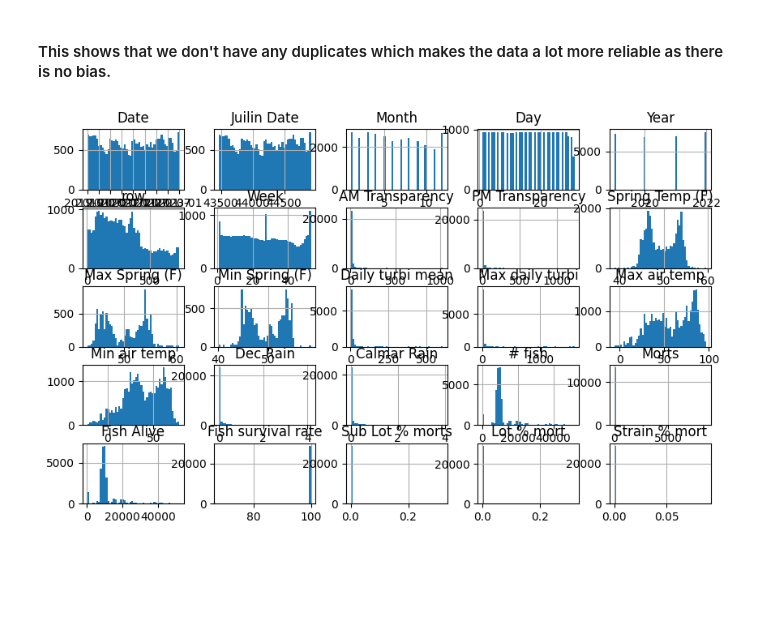
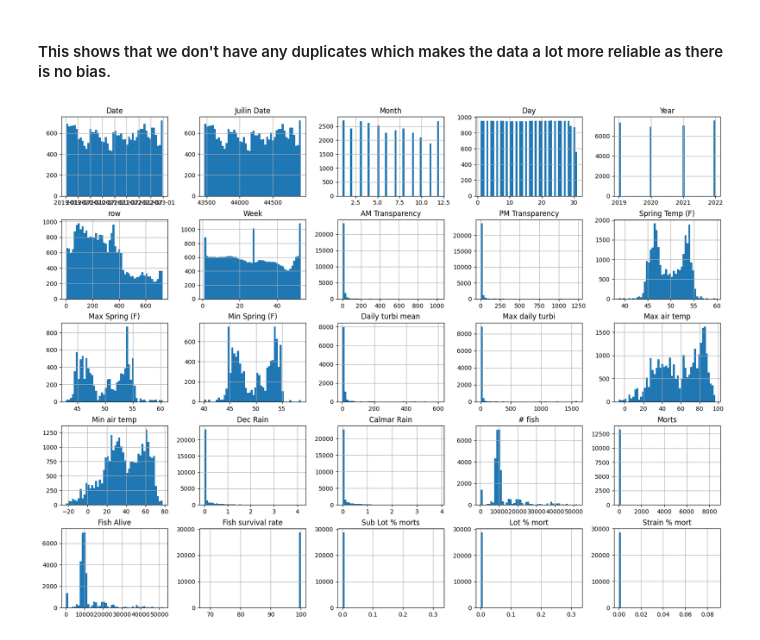
Before and after one commit to warrmu01/Pi515-AI, a Jupyter notebook: src/EDA.ipynb, the cells around one changed output. Saved outputs shown, nothing was run; the diff lists cells and outputs as text; code cells hidden in the pictures; blank space fills up the shorter version.

```diff
--- a/src/EDA.ipynb
+++ b/src/EDA.ipynb
@@ -79,7 +79,7 @@ Number of duplicates: 0
 # %% [markdown]
 #### This shows that we don't have any duplicates which makes the data a lot more reliable as there is no bias.
 # %%
-df.hist(figsize=(10, 6), bins=50)
+df.hist(figsize=(20, 15), bins=50)
 plt.show()
 # %% [output]
-[figure, old version]
+[figure, new version]
```
Also changed, not shown: parts of 2 cells of this notebook.
